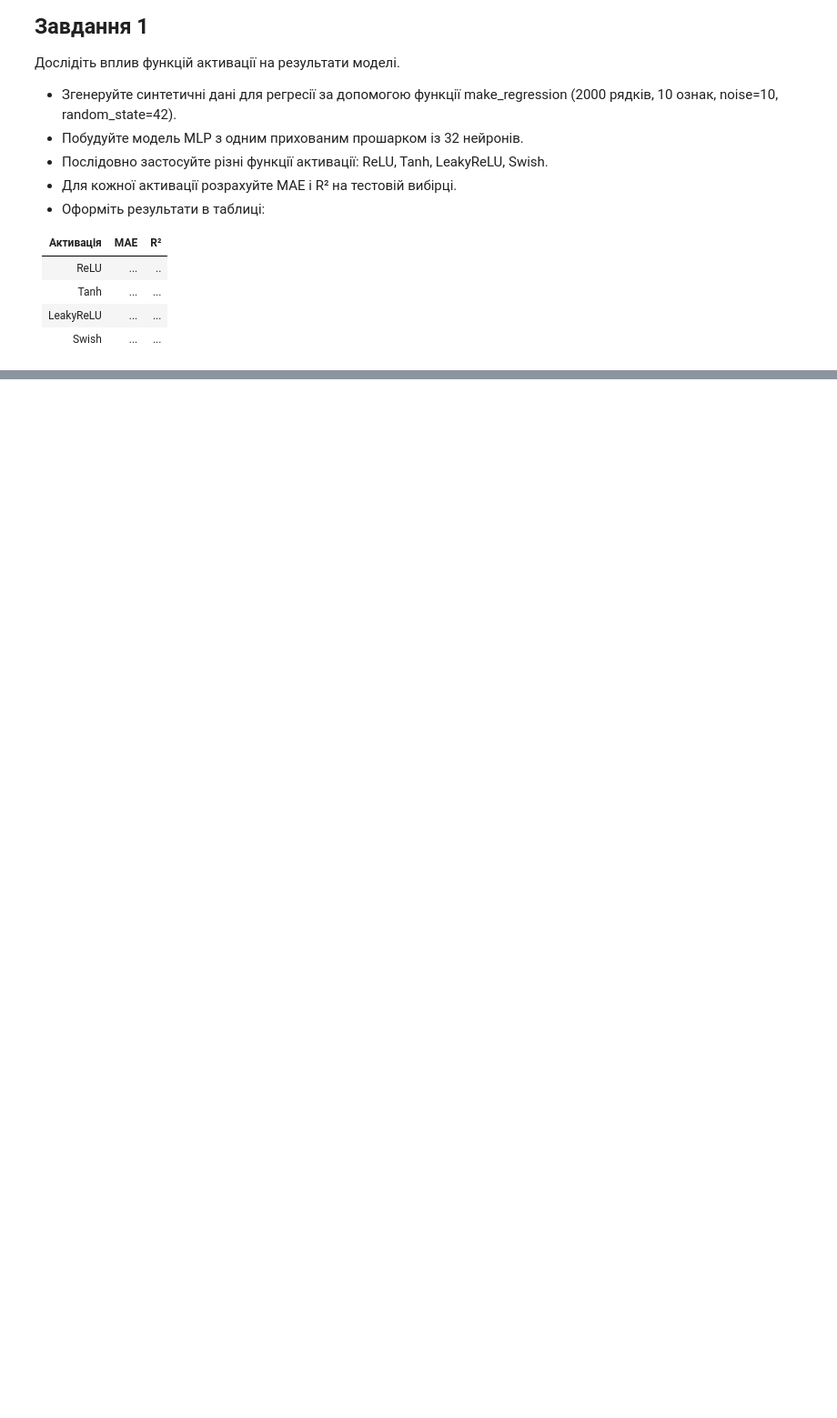
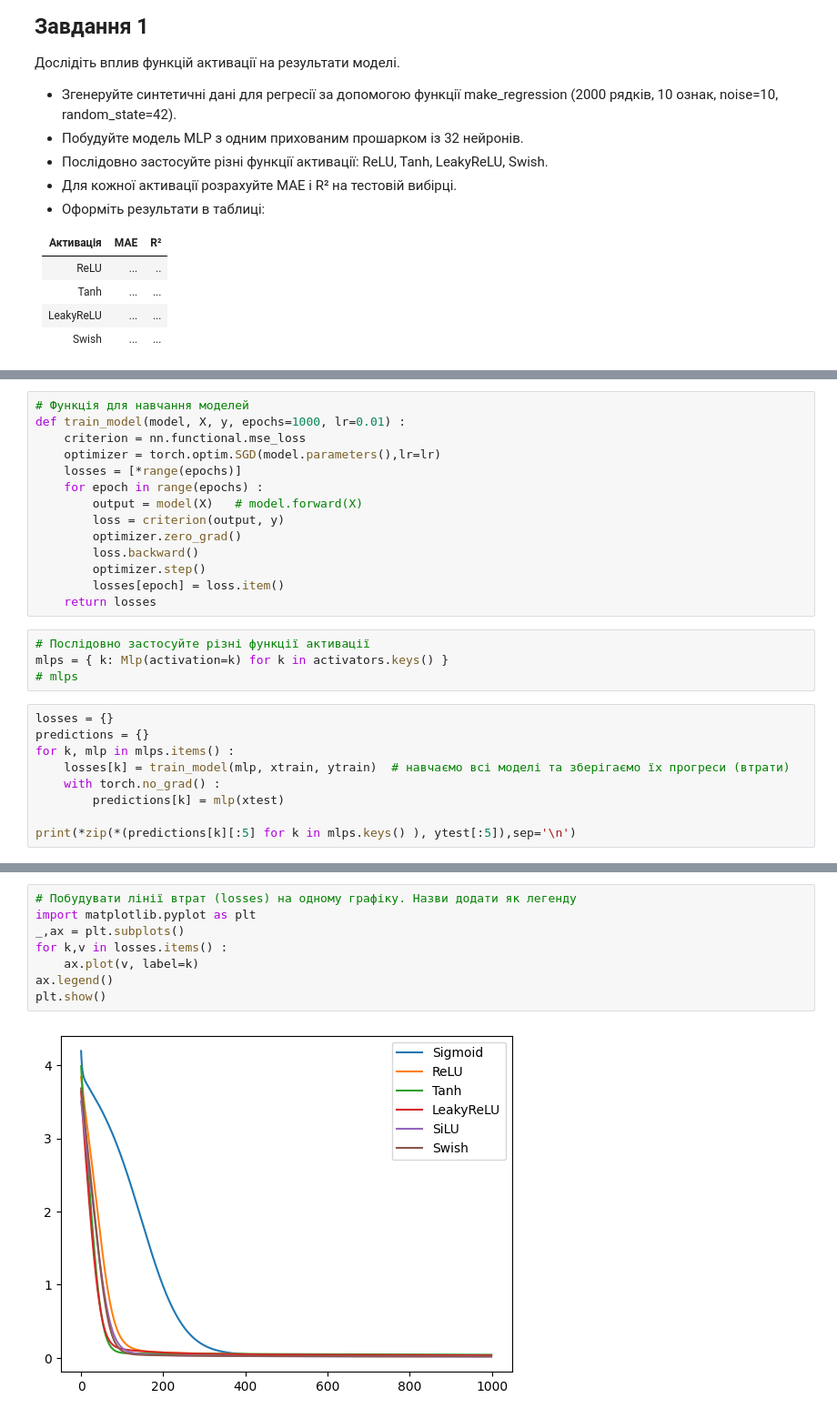
Before and after one commit to dns-lector/PythonAiP33, a Jupyter notebook: works/Work4_2_activation.ipynb, the cells around one changed output, grey strips where cells are left out. Shown at 91% size. Cells and saved outputs as stored; diff of their text form; blank space fills up the shorter version.

```diff
--- a/works/Work4_2_activation.ipynb
+++ b/works/Work4_2_activation.ipynb
@@ -20,0 +85,27 @@
+# %%
+# Функція для навчання моделей
+def train_model(model, X, y, epochs=1000, lr=0.01) :
+    criterion = nn.functional.mse_loss
+    optimizer = torch.optim.SGD(model.parameters(),lr=lr)
+    losses = [*range(epochs)]
+    for epoch in range(epochs) :
+        output = model(X)   # model.forward(X)
+        loss = criterion(output, y)
+        optimizer.zero_grad()
+        loss.backward()
+        optimizer.step()
+        losses[epoch] = loss.item()
+    return losses
+# %%
+# Послідовно застосуйте різні функції активації
+mlps = { k: Mlp(activation=k) for k in activators.keys() }
+# mlps
+# %%
+losses = {}
+predictions = {}
+for k, mlp in mlps.items() :
+    losses[k] = train_model(mlp, xtrain, ytrain)  # навчаємо всі моделі та зберігаємо їх прогреси (втрати)
+    with torch.no_grad() :
+        predictions[k] = mlp(xtest)
+
+print(*zip(*(predictions[k][:5] for k in mlps.keys() ), ytest[:5]),sep='\n')
@@ -20,0 +139,10 @@
+# %%
+# Побудувати лінії втрат (losses) на одному графіку. Назви додати як легенду
+import matplotlib.pyplot as plt
+_,ax = plt.subplots()
+for k,v in losses.items() :
+    ax.plot(v, label=k)
+ax.legend()
+plt.show()
+# %% [output]
+[figure, added]
```
Also changed, not shown: parts of 6 cells of this notebook.
